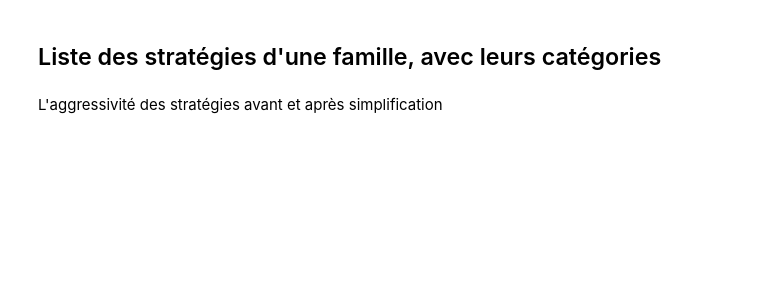
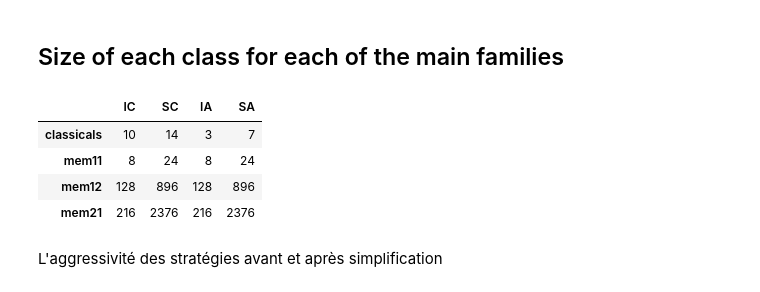
Before and after one commit to cristal-smac/ipd, a Jupyter notebook: FR/ipd_tools_classes_fr.ipynb, the cells around one changed output. Cells and saved outputs as stored; diff of their text form; code cells hidden in the pictures; blank space fills up the shorter version.

```diff
--- a/FR/ipd_tools_classes_fr.ipynb
+++ b/FR/ipd_tools_classes_fr.ipynb
@@ -37,13 +109,19 @@ for cle,valeur in ac.items():
+# %% [markdown]
+## Size of each class for each of the main families
 # %%
 import pandas as pd
 result=[]
-for bag in [getClassicals()[0:17],getMem(1,1),getMem(1,2),getMem(2,1)] :
+for bag in [getClassicals()[0:17],getMem(1,1),getMem(1,2),getAllProba(5)] :
     ac = getAgressivityClasses(bag)
     lig=[]
     for cle,valeur in ac.items():
         lig.append(len(valeur))
     result.append(lig)
 df = pd.DataFrame(result, columns=list(ac.keys()), index=['classicals','mem11','mem12','mem21'])
 df
+# %% [output]
+|  | IC | SC | IA | SA |
+| classicals | 10 | 14 | 3 | 7 |
+| mem11 | 8 | 24 | 8 | 24 |
+| mem12 | 128 | 896 | 128 | 896 |
+| mem21 | 216 | 2376 | 216 | 2376 |
-# %% [markdown]
-## Liste des stratégies d'une famille, avec leurs catégories
```
Also changed, not shown: parts of 19 cells of this notebook.
